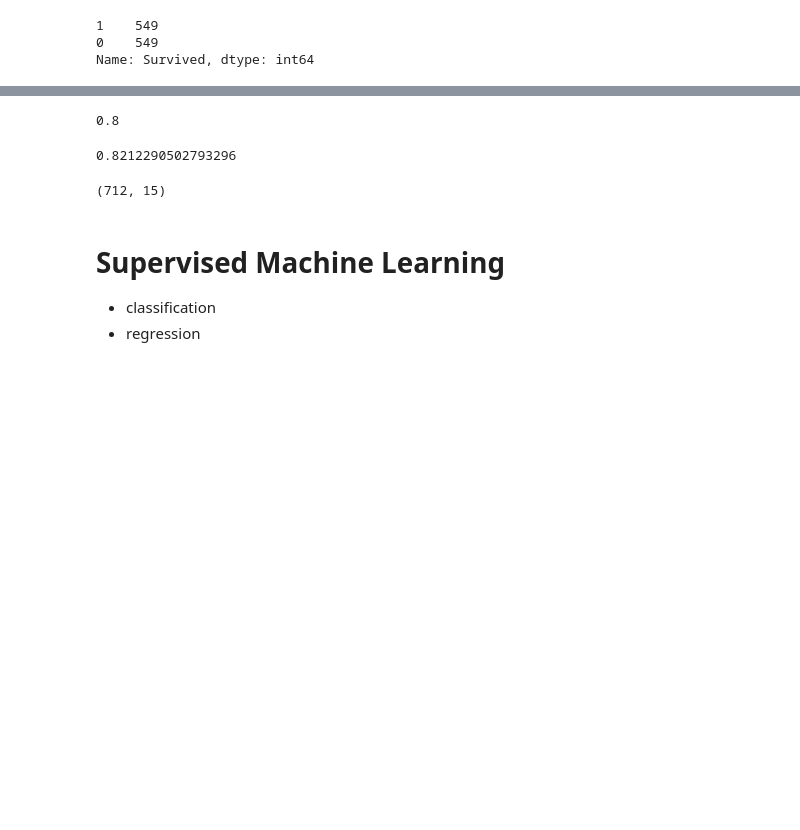
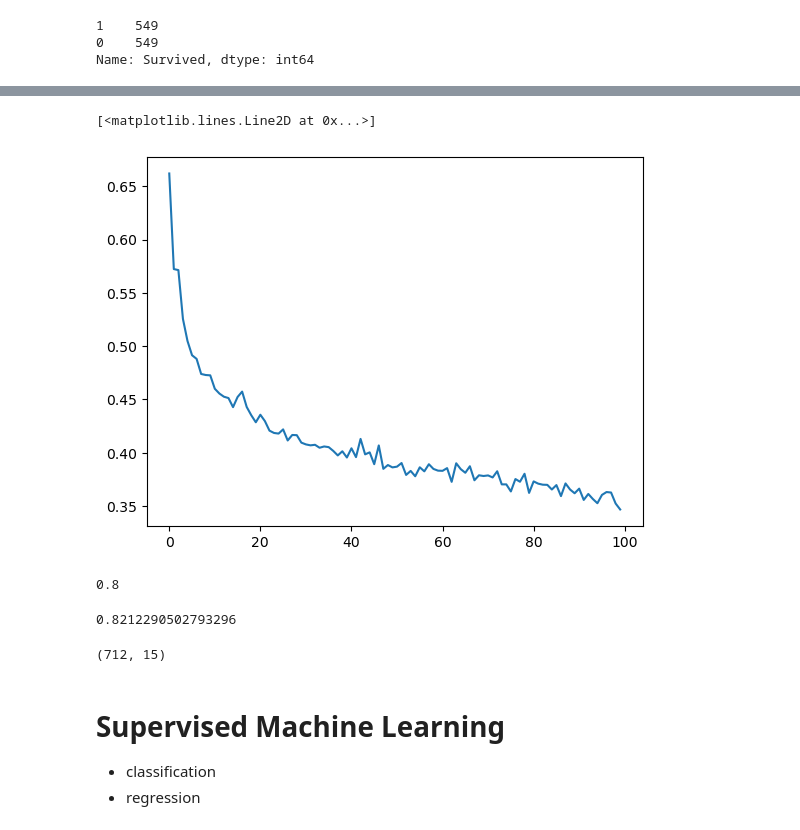
Before and after one commit to kazeemolaitanmusbau/Postgresql-Works, a Jupyter notebook: Untitled2.ipynb, the cells around one changed output, grey strips where cells are left out. Cells and saved outputs as stored; diff of their text form; code cells hidden in the pictures; blank space fills up the shorter version.

```diff
--- a/Untitled2.ipynb
+++ b/Untitled2.ipynb
@@ -359,0 +368,32 @@ x_train, x_val, y_train, y_val = train_test_split(X_, y, test_size=0.2, random_s
+# %%
+input_shape=x_train.shape[1]
+# %%
+network = keras.Sequential([
+    layers.Dense(units=567, input_shape=[input_shape]), #input layer
+    layers.Dropout(0.2),#to avoid overfitting
+    layers.BatchNormalization(),
+    layers.Activation("relu"),
+
+    layers.Dense(units=389), #first hidden layer
+    layers.Dropout(0.2),#to avoid overfitting
+    layers.BatchNormalization(),
+    layers.Activation("relu"),
+
+    layers.Dense(units=600), #second hidden layer
+    layers.Dropout(0.2),#to avoid overfitting
+    layers.BatchNormalization(),
+    layers.Activation("relu"),
+
+    layers.Dense(units=512), #second hidden layer
+    layers.Dropout(0.2),#to avoid overfitting
+    layers.BatchNormalization(),
+    layers.Activation("relu"),
+
+    layers.Dense(units=1), # output layer
+    layers.Activation("sigmoid")
+])
+# %%
+network.compile(loss ="BinaryCrossentropy", optimizer = "adam",metrics=['binary_accuracy', "accuracy"])
+# %%
+history = network.fit(x=x_train ,y=y_train, batch_size =700,
+                      epochs =1000,validation_data=(x_val, y_val))
@@ -360,3 +418,8 @@ x_train, x_val, y_train, y_val = train_test_split(X_, y, test_size=0.2, random_s
+# %%
+plt.plot(history.history["loss"])
+# %% [output]
+[<matplotlib.lines.Line2D at 0x...>]
+[figure, added]
 # %%
 # from sklearn.tree import DecisionTreeClassifier
 # dt = DecisionTreeClassifier(class_weight="balanced")
```
Also changed, not shown: parts of 12 cells of this notebook.
